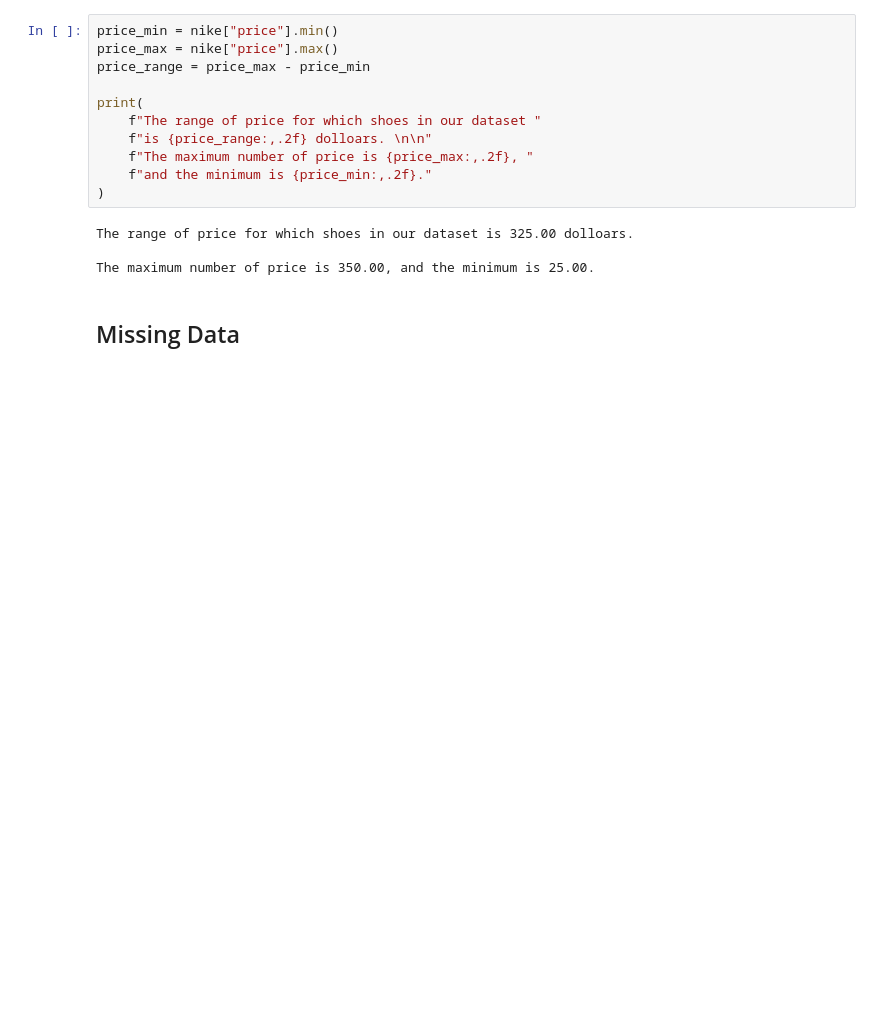
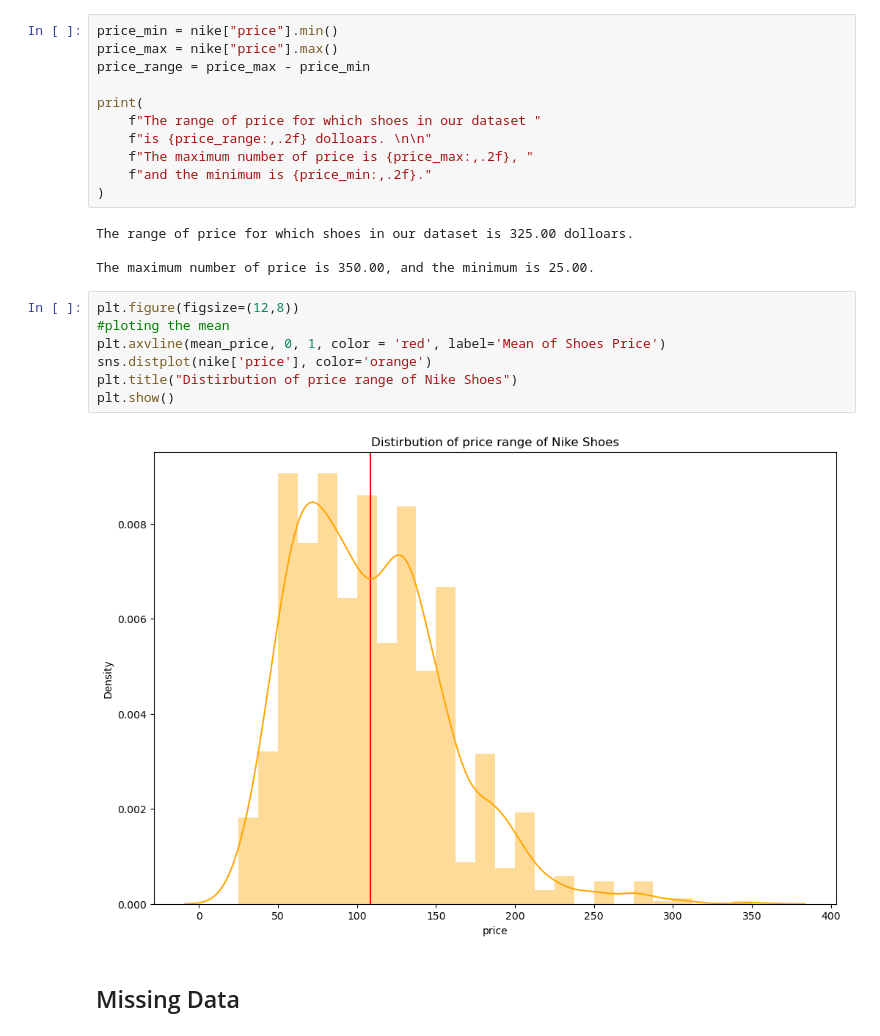
Before and after one commit to jasonkyungkim/nike_adidas_shoes, a Jupyter notebook: eda.ipynb, the cells around one changed output. Cells and saved outputs as stored; diff of their text form; blank space fills up the shorter version.

Commit message:
extra plot for price range

```diff
--- a/eda.ipynb
+++ b/eda.ipynb
@@ -178,6 +184,15 @@ print(
 The range of price for which shoes in our dataset is 325.00 dolloars.
 
 The maximum number of price is 350.00, and the minimum is 25.00.
+# %%
+plt.figure(figsize=(12,8))
+#ploting the mean
+plt.axvline(mean_price, 0, 1, color = 'red', label='Mean of Shoes Price')
+sns.distplot(nike['price'], color='orange')
+plt.title("Distirbution of price range of Nike Shoes")
+plt.show()
+# %% [output]
+[figure, added]
 # %% [markdown]
 ## Missing Data
 # %%
```
Also changed, not shown: parts of 5 cells of this notebook.
